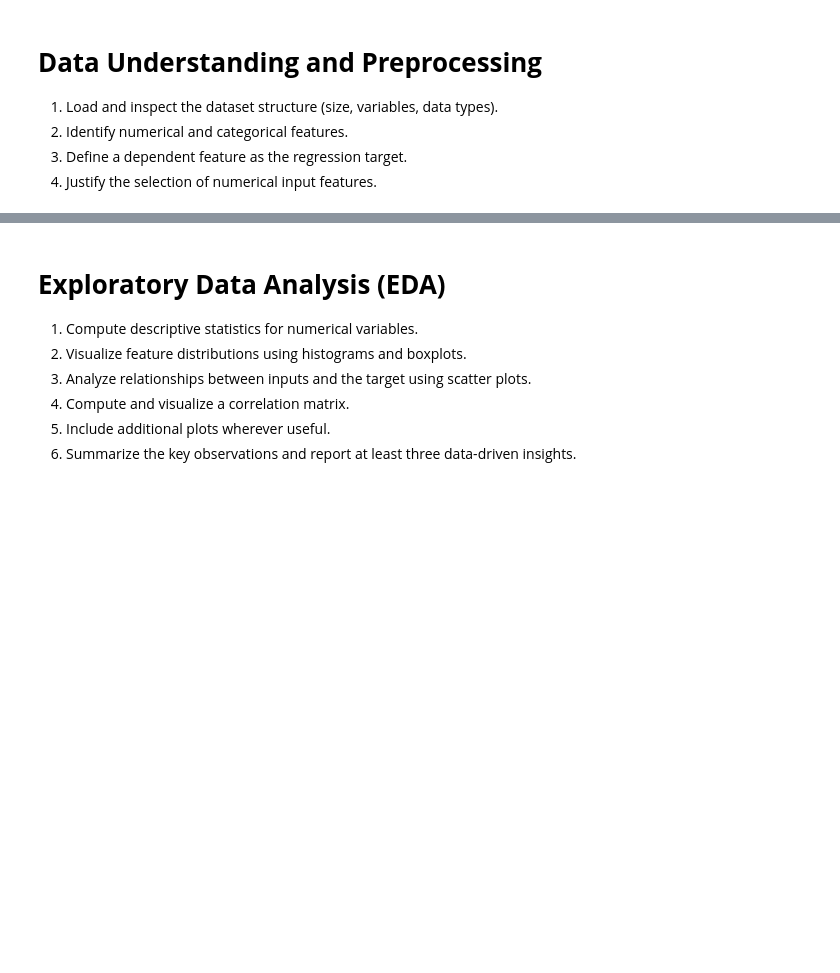
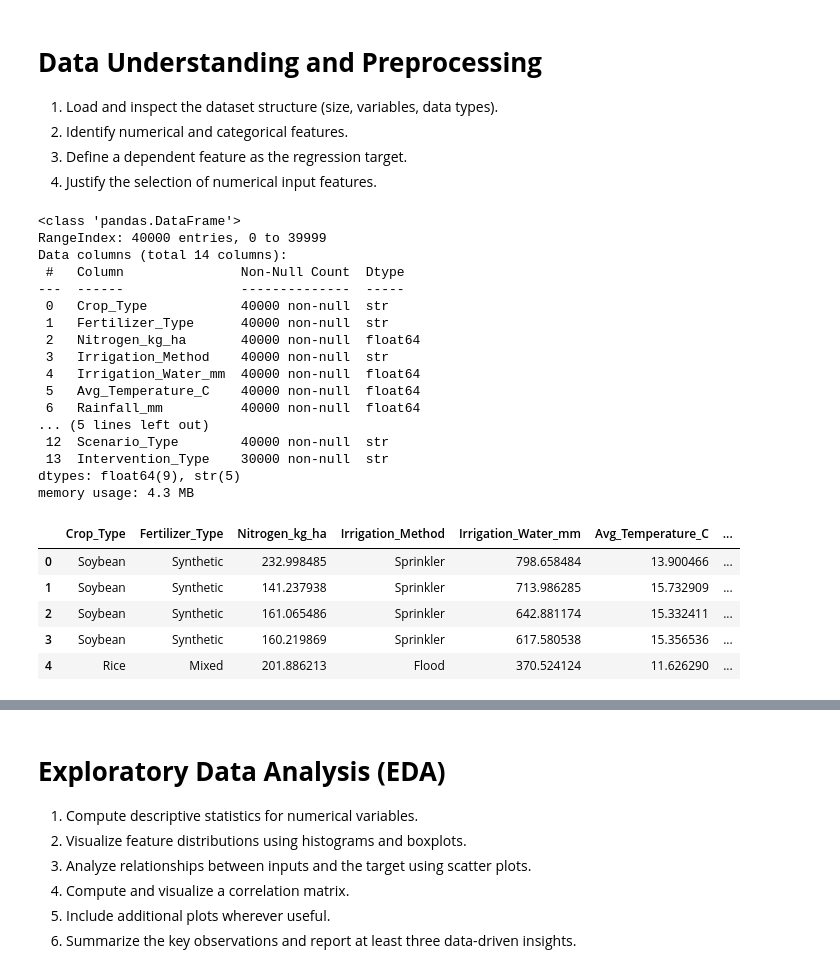
Before and after one commit to GallantGargoyle/ML_Assign1, a Jupyter notebook: ML_Assignment1.ipynb, the cells around one changed output, grey strips where cells are left out. Drawn from its saved outputs; the diff is of its cells as text; code cells hidden in the pictures; blank space fills up the shorter version.

```diff
--- a/ML_Assignment1.ipynb
+++ b/ML_Assignment1.ipynb
@@ -52,3 +52,39 @@ import seaborn as sns
 2. Identify numerical and categorical features.
 3. Define a dependent feature as the regression target.
 4. Justify the selection of numerical input features.
+# %%
+# Loaded dataset
+df = pd.read_csv('Dataset.csv')
+
+# Shape and info
+df.shape
+df.info()
+
+# Missing values
+df.isnull().sum()
+
+df.head()
+# %% [output]
+<class 'pandas.DataFrame'>
+RangeIndex: 40000 entries, 0 to 39999
+Data columns (total 14 columns):
+ #   Column               Non-Null Count  Dtype
+---  ------               --------------  -----
+ 0   Crop_Type            40000 non-null  str
+ 1   Fertilizer_Type      40000 non-null  str
+ 2   Nitrogen_kg_ha       40000 non-null  float64
+ 3   Irrigation_Method    40000 non-null  str
+ 4   Irrigation_Water_mm  40000 non-null  float64
+ 5   Avg_Temperature_C    40000 non-null  float64
+ 6   Rainfall_mm          40000 non-null  float64
+... (5 lines left out)
+ 12  Scenario_Type        40000 non-null  str
+ 13  Intervention_Type    30000 non-null  str
+dtypes: float64(9), str(5)
+memory usage: 4.3 MB
+|  | Crop_Type | Fertilizer_Type | Nitrogen_kg_ha | Irrigation_Method | Irrigation_Water_mm | Avg_Temperature_C | ... |
+| 0 | Soybean | Synthetic | 232.998485 | Sprinkler | 798.658484 | 13.900466 | ... |
+| 1 | Soybean | Synthetic | 141.237938 | Sprinkler | 713.986285 | 15.732909 | ... |
+| 2 | Soybean | Synthetic | 161.065486 | Sprinkler | 642.881174 | 15.332411 | ... |
+| 3 | Soybean | Synthetic | 160.219869 | Sprinkler | 617.580538 | 15.356536 | ... |
+| 4 | Rice | Mixed | 201.886213 | Flood | 370.524124 | 11.626290 | ... |
```
Also changed, not shown: parts of 9 cells of this notebook.
